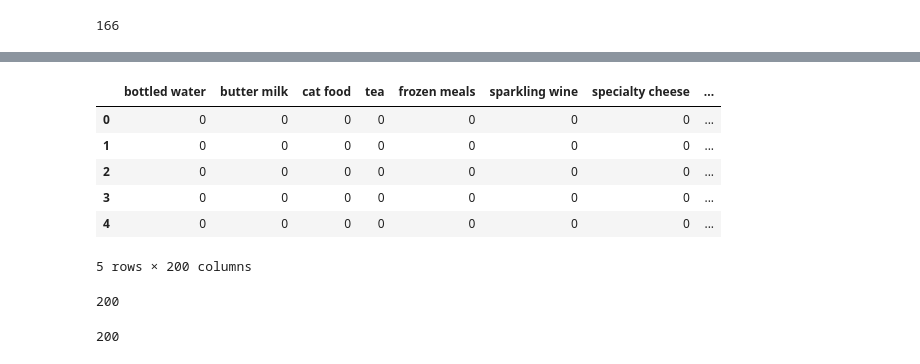
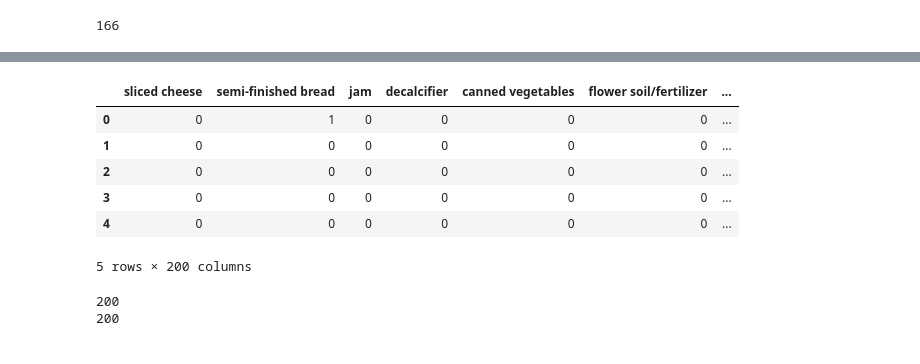
Before and after one commit to Dado1513/transactionalDataCAHD, a Jupyter notebook: read_ds_dpp.ipynb, the cells around one changed output, grey strips where cells are left out. Saved outputs shown, nothing was run; the diff lists cells and outputs as text; code cells hidden in the pictures.

```diff
--- a/read_ds_dpp.ipynb
+++ b/read_ds_dpp.ipynb
@@ -131,23 +105,23 @@ df_to_add = pd.DataFrame(zero_data_to_add, columns=columns_to_add,dtype='uint8')
 # %%
 # quindi riduciamo il tutto a 200 righe e 200 colonne
 df_new_complete = pd.concat([df_new, df_to_add], axis=1)
-df_new_complete = df_new_complete.iloc[:200,:200]
+df_complete_200 = df_new_complete.iloc[:200,:200]
+# %%
+df_complete_200.to_csv("data_complete_200.csv",header=False,index=False)
+df_complete_200.head()
+# %% [output]
+|  | sliced cheese | semi-finished bread | jam | decalcifier | canned vegetables | flower soil/fertilizer | ... |
+| 0 | 0 | 1 | 0 | 0 | 0 | 0 | ... |
+| 1 | 0 | 0 | 0 | 0 | 0 | 0 | ... |
+| 2 | 0 | 0 | 0 | 0 | 0 | 0 | ... |
+| 3 | 0 | 0 | 0 | 0 | 0 | 0 | ... |
+| 4 | 0 | 0 | 0 | 0 | 0 | 0 | ... |
+5 rows × 200 columns
+# %%
+print(len(df_complete_200))
+print(len(df_complete_200.iloc[1]))
+# %% [output]
+200
+200
 # %%
-df_new_complete.to_csv("data_complete.csv",header=False,index=False)
-df_new_complete.head()
+df_new_complete.to_csv("data_complete.csv",header = False,index=False)
-# %% [output]
-|  | bottled water | butter milk | cat food | tea | frozen meals | sparkling wine | specialty cheese | ... |
-| 0 | 0 | 0 | 0 | 0 | 0 | 0 | 0 | ... |
-| 1 | 0 | 0 | 0 | 0 | 0 | 0 | 0 | ... |
-| 2 | 0 | 0 | 0 | 0 | 0 | 0 | 0 | ... |
-| 3 | 0 | 0 | 0 | 0 | 0 | 0 | 0 | ... |
-| 4 | 0 | 0 | 0 | 0 | 0 | 0 | 0 | ... |
-5 rows × 200 columns
-# %%
-len(df_new_complete)
-# %% [output]
-200
-# %%
-len(df_new_complete.iloc[1])
-# %% [output]
-200
```
Also changed, not shown: parts of 12 cells of this notebook, 2 other files.
